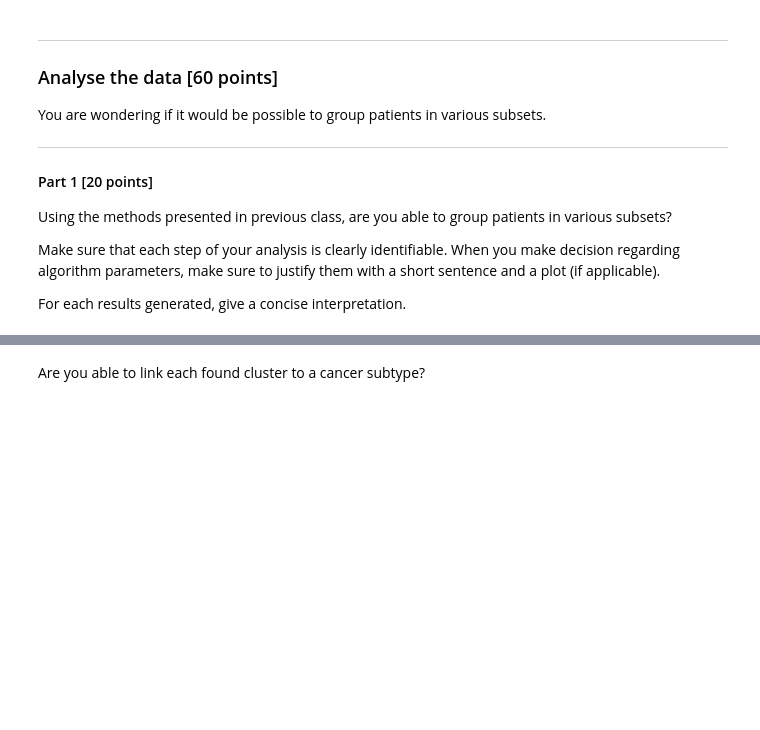
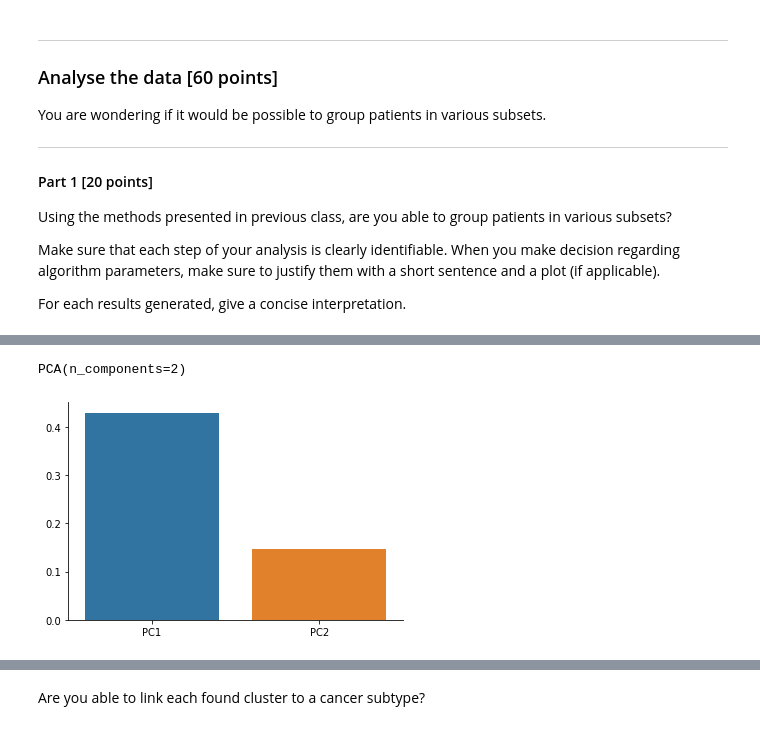
Before and after one commit to JadeCimmino/bioinfo, a Jupyter notebook: data_analysis_3.ipynb, the cells around one changed output, grey strips where cells are left out. Cells and saved outputs as stored; diff of their text form; code cells hidden in the pictures; blank space fills up the shorter version.

```diff
--- a/data_analysis_3.ipynb
+++ b/data_analysis_3.ipynb
@@ -324,0 +332,24 @@ For each results generated, give a concise interpretation.
+# %%
+X = result.iloc[:,1:48]
+pca = sklearn.decomposition.PCA(n_components = 2)
+pca.fit(X)
+# Instantiate a new scaler
+scaler = sklearn.preprocessing.StandardScaler()
+
+# Learn the pattern from the input data
+scaler.fit(X)
+
+#Apply the pattern
+X_scaled = scaler.transform(X)
+
+### Initiate the PCA and apply it to the scaled data
+pca = sklearn.decomposition.PCA(n_components = 2)
+pca.fit(X_scaled)
+# %% [output]
+PCA(n_components=2)
+# %%
+sns.barplot(x=["PC1", "PC2"], y=pca.explained_variance_ratio_)
+sns.despine()
+##Les PC1 et PC2 n<explique que moins de 60% de la variance mais on va utiliser ca pour ne faire qu<un graph 2D
+# %% [output]
+[figure, added]
```
Also changed, not shown: parts of 7 cells of this notebook.
